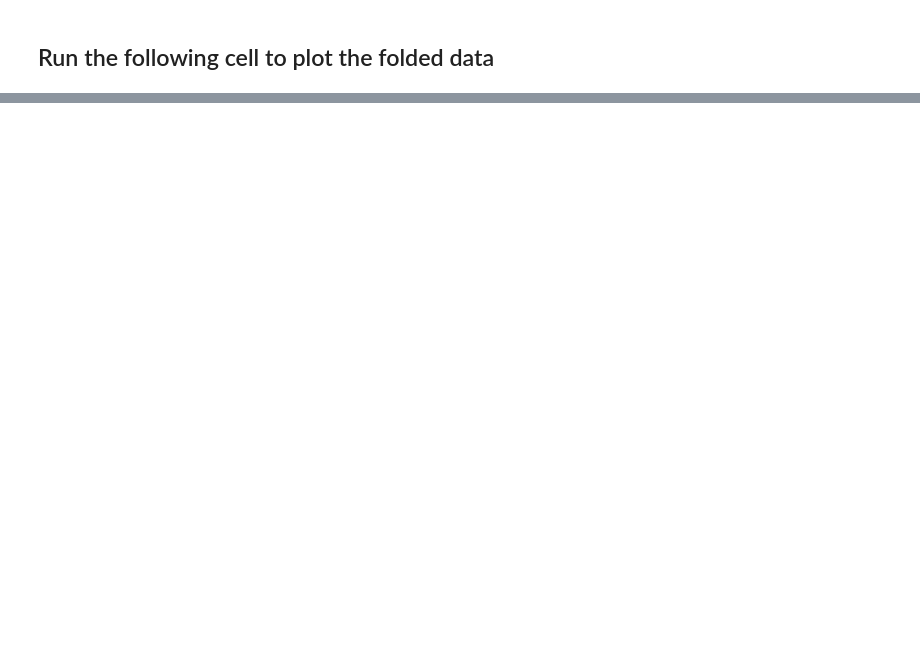
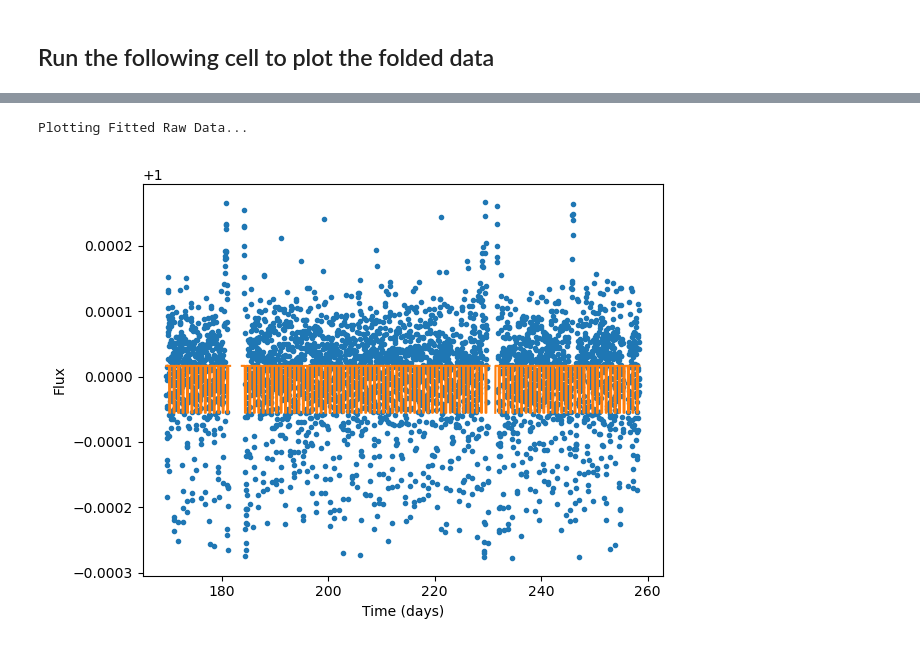
Before and after one commit to dcc5480/ASTRO-497-Exoplanet-Project, a Jupyter notebook: dashboard.ipynb, the cells around one changed output, grey strips where cells are left out. Saved outputs shown, nothing was run; the diff lists cells and outputs as text; code cells hidden in the pictures; blank space fills up the shorter version.

```diff
--- a/dashboard.ipynb
+++ b/dashboard.ipynb
@@ -193,0 +263,18 @@ Plotting Folded Data...
+# %%
+#Plotting raw data
+print("Plotting Fitted Raw Data...")
+model_box=model.model(time,period,duration,time0)
+#plt.plot(time,model_box)
+
+plt.close(5)
+plt.figure(5)
+plt.plot(time_filt,flux_filt,'.')
+plt.plot(time,model_box)
+plt.xlabel("Time (days)")
+plt.ylabel("Flux")
+plt.tight_layout()
+plt.savefig(f"{mainpath}/plots/clean_{save}")
+plt.show()
+# %% [output]
+Plotting Fitted Raw Data...
+[figure, added]
```
Also changed, not shown: parts of 19 cells of this notebook.
